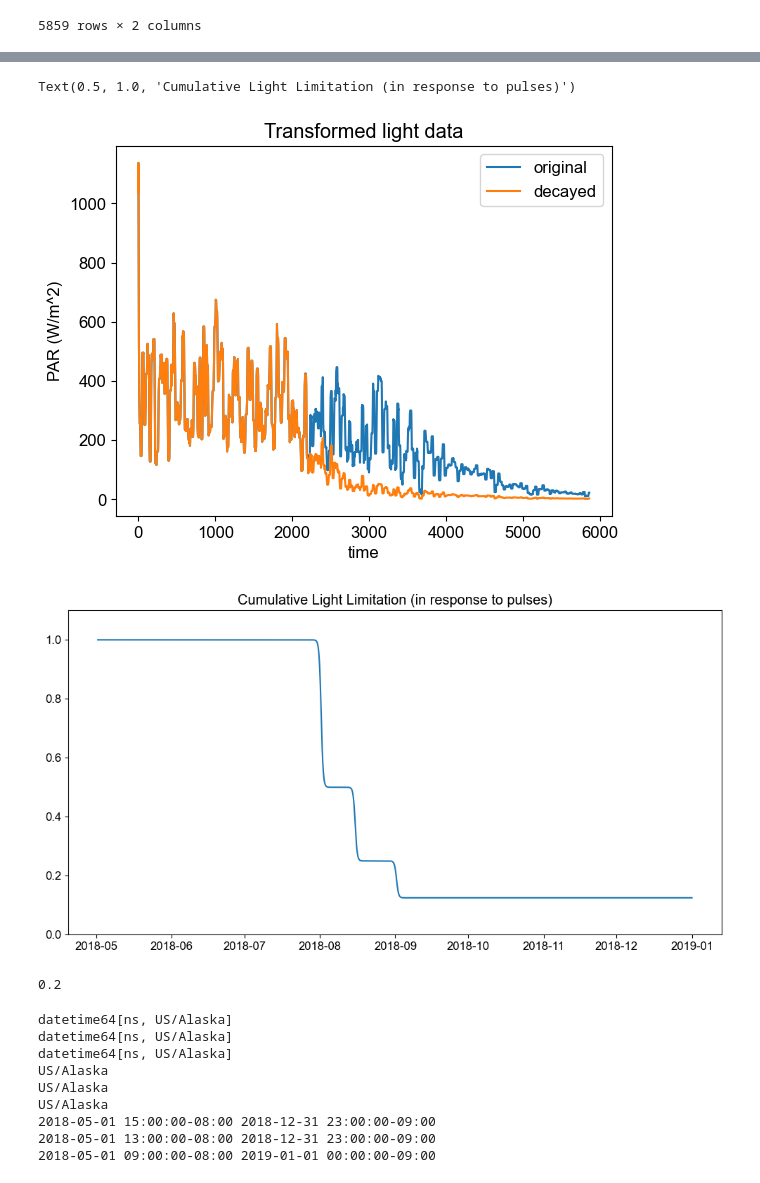
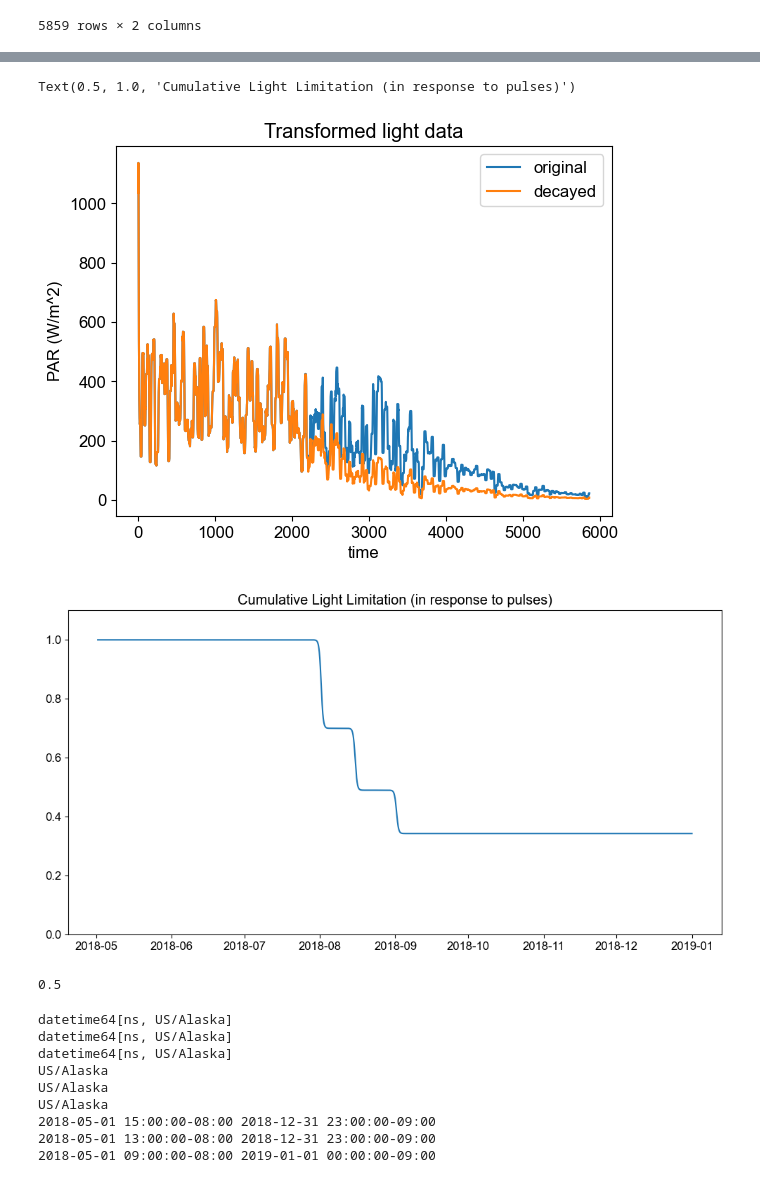
Before and after one commit to ashah1030/senior_thesis, a Jupyter notebook: NP_full_2018_model.ipynb, the cells around one changed output, grey strips where cells are left out. Drawn from its saved outputs; the diff is of its cells as text; code cells hidden in the pictures.

```diff
--- a/NP_full_2018_model.ipynb
+++ b/NP_full_2018_model.ipynb
@@ -144,5 +148,5 @@ plt.savefig('/Users/anjalishah/Desktop/Senior_Thesis/Figures/pulse_structure.jpg
 # %%
-strat_index = 0.2
+strat_index = 0.5
 #step function set up: relates LIGHT to nutrient pulses through implicit transformation of Mixed Layer Depth!
 
 light_data_2018 #original data
@@ -191,57 +195,86 @@ def create_tanh_decay(threshold_hours, hours, original_data, steepness=0.05): #c
 
 
 #modified light function
-# code for abundant pulses --> start at 2949??
+# code for abundant pulses --> 4 small, 1 large
 #decayed_data_one, decay_function_one = create_tanh_decay(2949, light_data_2018.index, light_data_2018['approxPAR'])
 #decayed_data_two, decay_function_two = create_tanh_decay(3285, decayed_data_one.index, decayed_data_one)
 #decayed_data_three, decay_function_three = create_tanh_decay(3669, decayed_data_two.index, decayed_data_two)
 #decayed_data_four, decay_function_four = create_tanh_decay(3992, decayed_data_three.index, decayed_data_three)
 #decayed_data_five, decay_function_five = create_tanh_decay(4400, decayed_data_four.index, decayed_data_four)
 
+#code for abundant pulses --> 3 small, 2 large
+#decayed_data_one, decay_function_one = create_tanh_decay(3285, light_data_2018.index, light_data_2018['approxPAR'])
+#decayed_data_two, decay_function_two = create_tanh_decay(3669, decayed_data_one.index, decayed_data_one)
+#decayed_data_three, decay_function_three = create_tanh_decay(3992, decayed_data_two.index, decayed_data_two)
+#decayed_data_four, decay_function_four = create_tanh_decay(4400, decayed_data_three.index, decayed_data_three)
+#decayed_data_five, decay_function_five = create_tanh_decay(4747, decayed_data_four.index, decayed_data_four)
+
 #early fall bloom pulses
+
+#NULL HYPOTHESIS
+#decayed_data_one, decay_function_one = create_tanh_decay(2205, light_data_2018.index, light_data_2018['approxPAR'])
+#decayed_data_two, decay_function_two = create_tanh_decay(2541, decayed_data_one.index, decayed_data_one)
+#decayed_data_three, decay_function_three = create_tanh_decay(2949, decayed_data_two.index, decayed_data_two)
+
+#IDEAL / HYBRID
+#decayed_data_one, decay_function_one = create_tanh_decay(2205, light_data_2018.index, light_data_2018['approxPAR'])
+#decayed_data_two, decay_function_two = create_tanh_decay(2301, decayed_data_one.index, decayed_data_one)
+#decayed_data_three, decay_function_three = create_tanh_decay(2421, decayed_data_two.index, decayed_data_two)
+
+#PROXIMITY
+#decayed_data_one, decay_function_one = create_tanh_decay(2205, light_data_2018.index, light_data_2018['approxPAR'])
+#decayed_data_two, decay_function_two = create_tanh_decay(2301, decayed_data_one.index, decayed_data_one)
+#decayed_data_three, decay_function_three = create_tanh_decay(2541, decayed_data_two.index, decayed_data_two)
+
+#STD DEV
+#decayed_data_one, decay_function_one = create_tanh_decay(2205, light_data_2018.index, light_data_2018['approxPAR'])
+#decayed_data_two, decay_function_two = create_tanh_decay(2541, decayed_data_one.index, decayed_data_one)
+#decayed_data_three, decay_function_three = create_tanh_decay(2949, decayed_data_two.index, decayed_data_two)
+
+#AMPLITUDE
 decayed_data_one, decay_function_one = create_tanh_decay(2205, light_data_2018.index, light_data_2018['approxPAR'])
 decayed_data_two, decay_function_two = create_tanh_decay(2541, decayed_data_one.index, decayed_data_one)
 decayed_data_three, decay_function_three = create_tanh_decay(2949, decayed_data_two.index, decayed_data_two)
 
-# plt.figure()
+## plt.figure()
 # plt.plot(light_data_2018['approxPAR'].rolling(24, min_periods=1).mean())
 # plt.plot(decayed_data_five.rolling(24, min_periods=1).mean())
 # plt.legend(['original','decayed'])
 # plt.title('Transformed light data')
 # plt.xlabel('time')
 # plt.ylabel('PAR (W/m^2)')
 
 # plt.figure(figsize=(12, 6))
 # plt.plot(light_data_2018['time'], decay_function_one*decay_function_two*decay_function_three*decay_function_four*decay_function_five)
 # plt.title('Cumulative Light Limitation (in response to pulses)')
 
 
 #code for sparse  pulses --> need to modify tanh function here!
 
 #decayed_data_one, decay_function_one = create_tanh_decay(2949, light_data_2018.index, light_data_2018['approxPAR'])
 #decayed_data_two, decay_function_two = create_tanh_decay(3669, decayed_data_one.index, decayed_data_one)
 #decayed_data_three, decay_function_three = create_tanh_decay(4400, decayed_data_two.index, decayed_data_two)
 
 plt.figure()
 plt.plot(light_data_2018['approxPAR'].rolling(24, min_periods=1).mean())
 plt.plot(decayed_data_three.rolling(24, min_periods=1).mean())
 plt.legend(['original','decayed'])
 plt.title('Transformed light data')
 plt.xlabel('time')
 plt.ylabel('PAR (W/m^2)')
 
 plt.figure(figsize=(12, 6))
 plt.plot(light_data_2018['time'], decay_function_one*decay_function_two*decay_function_three)
 plt.ylim([0,1.1])
 plt.title('Cumulative Light Limitation (in response to pulses)')
 # %% [output]
 Text(0.5, 1.0, 'Cumulative Light Limitation (in response to pulses)')
-[figure, old version]
+[figure, new version]
-[figure, old version]
+[figure, new version]
 # %%
 strat_index
 # %% [output]
-0.2
+0.5
 # %%
 light_data_mod_pulses = pd.DataFrame({
         'time': light_data_2018.time,
```
Also changed, not shown: parts of 23 cells of this notebook.
